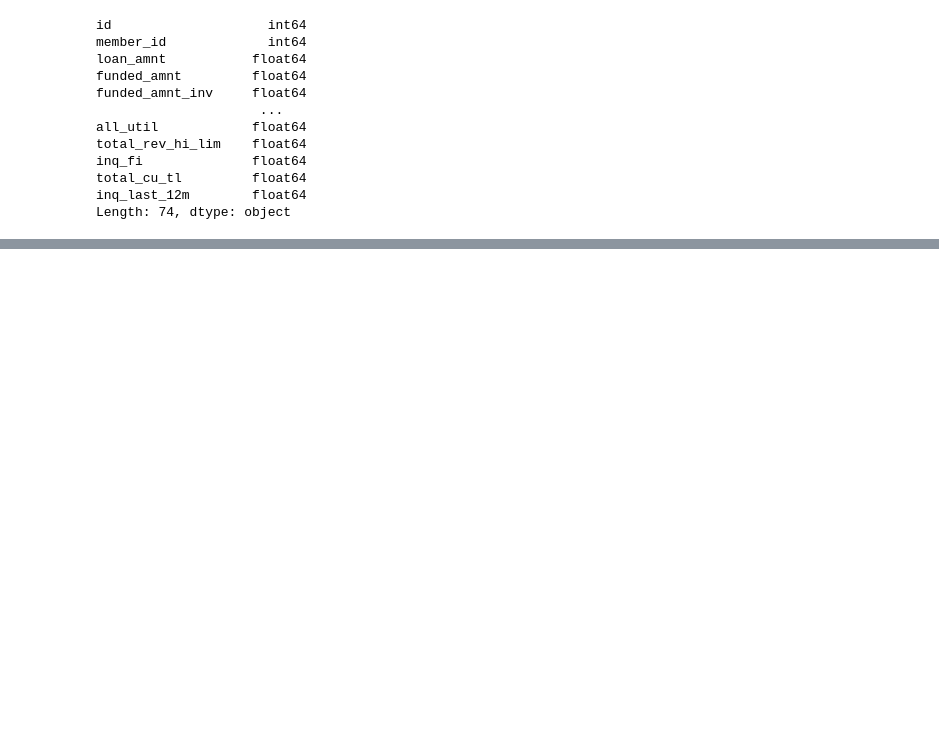
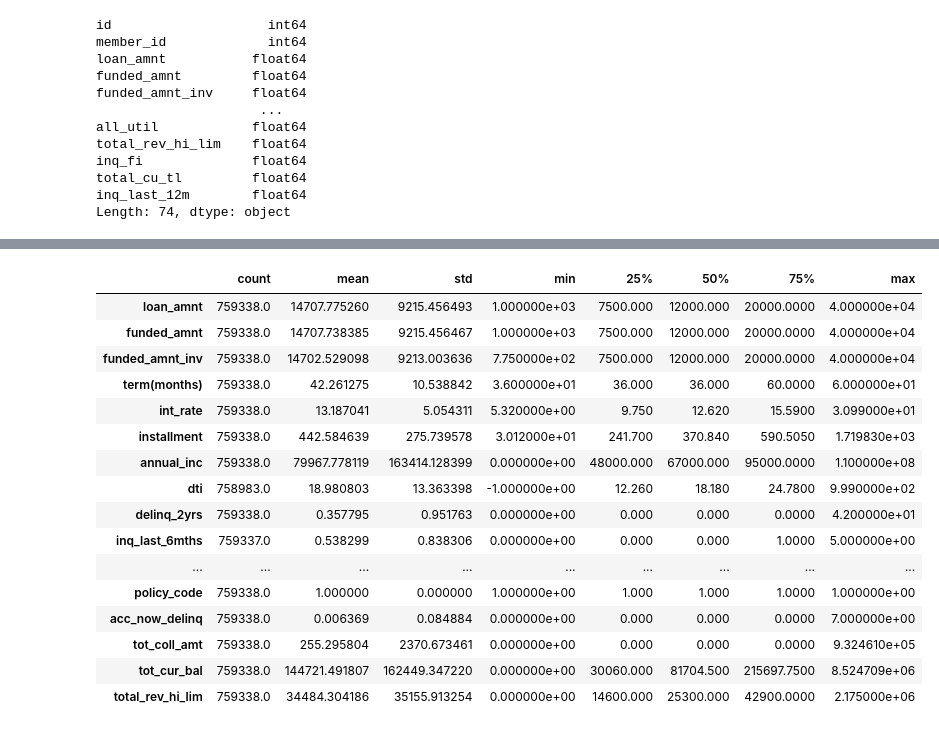
Before and after one commit to S-McDermott/Capstone-2-Loan_Default, a Jupyter notebook: Data_Wrangling.ipynb, the cells around one changed output, grey strips where cells are left out. Saved outputs shown, nothing was run; the diff lists cells and outputs as text; code cells hidden in the pictures; blank space fills up the shorter version.

```diff
--- a/Data_Wrangling.ipynb
+++ b/Data_Wrangling.ipynb
@@ -403,0 +257,3 @@ dtype('int64')
+# %%
+# dropping same columns from the test data
+lending_data_test_drop = lending_data_test.drop(dropCol, axis=1)
@@ -426,0 +322,6 @@ ld_index['pymnt_plan'] = ld_index['pymnt_plan'].replace('y', 1)
+# %%
+# rename term column, take 'months' out of each value, and change to integer values
+ld_test_index.rename(columns={"term": "term(months)"}, inplace=True)
+ld_test_index['term(months)'] = ld_test_index['term(months)'].map(lambda x: x.rstrip('months'))
+ld_test_index['term(months)'] = ld_test_index['term(months)'].astype(int)
+print(ld_test_index['term(months)'].head())
@@ -426,0 +358,20 @@ ld_index['pymnt_plan'] = ld_index['pymnt_plan'].replace('y', 1)
+# %%
+ld_test_index.describe().T
+# %% [output]
+|  | count | mean | std | min | 25% | 50% | 75% | max |
+| loan_amnt | 759338.0 | 14707.775260 | 9215.456493 | 1.000000e+03 | 7500.000 | 12000.000 | 20000.0000 | 4.000000e+04 |
+| funded_amnt | 759338.0 | 14707.738385 | 9215.456467 | 1.000000e+03 | 7500.000 | 12000.000 | 20000.0000 | 4.000000e+04 |
+| funded_amnt_inv | 759338.0 | 14702.529098 | 9213.003636 | 7.750000e+02 | 7500.000 | 12000.000 | 20000.0000 | 4.000000e+04 |
+| term(months) | 759338.0 | 42.261275 | 10.538842 | 3.600000e+01 | 36.000 | 36.000 | 60.0000 | 6.000000e+01 |
+| int_rate | 759338.0 | 13.187041 | 5.054311 | 5.320000e+00 | 9.750 | 12.620 | 15.5900 | 3.099000e+01 |
+| installment | 759338.0 | 442.584639 | 275.739578 | 3.012000e+01 | 241.700 | 370.840 | 590.5050 | 1.719830e+03 |
+| annual_inc | 759338.0 | 79967.778119 | 163414.128399 | 0.000000e+00 | 48000.000 | 67000.000 | 95000.0000 | 1.100000e+08 |
+| dti | 758983.0 | 18.980803 | 13.363398 | -1.000000e+00 | 12.260 | 18.180 | 24.7800 | 9.990000e+02 |
+| delinq_2yrs | 759338.0 | 0.357795 | 0.951763 | 0.000000e+00 | 0.000 | 0.000 | 0.0000 | 4.200000e+01 |
+| inq_last_6mths | 759337.0 | 0.538299 | 0.838306 | 0.000000e+00 | 0.000 | 0.000 | 1.0000 | 5.000000e+00 |
+| ... | ... | ... | ... | ... | ... | ... | ... | ... |
+| policy_code | 759338.0 | 1.000000 | 0.000000 | 1.000000e+00 | 1.000 | 1.000 | 1.0000 | 1.000000e+00 |
+| acc_now_delinq | 759338.0 | 0.006369 | 0.084884 | 0.000000e+00 | 0.000 | 0.000 | 0.0000 | 7.000000e+00 |
+| tot_coll_amt | 759338.0 | 255.295804 | 2370.673461 | 0.000000e+00 | 0.000 | 0.000 | 0.0000 | 9.324610e+05 |
+| tot_cur_bal | 759338.0 | 144721.491807 | 162449.347220 | 0.000000e+00 | 30060.000 | 81704.500 | 215697.7500 | 8.524709e+06 |
+| total_rev_hi_lim | 759338.0 | 34484.304186 | 35155.913254 | 0.000000e+00 | 14600.000 | 25300.000 | 42900.0000 | 2.175000e+06 |
```
Also changed, not shown: parts of 156 cells of this notebook.
